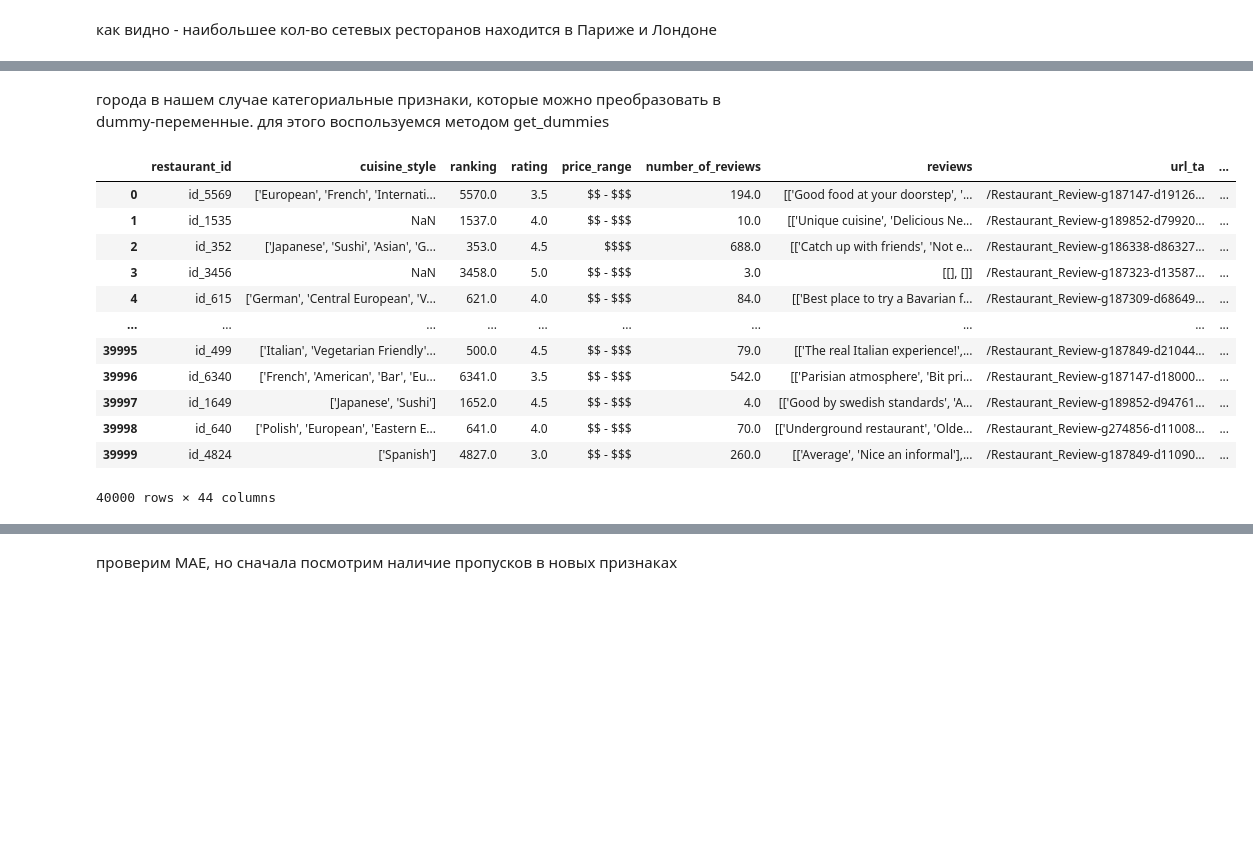
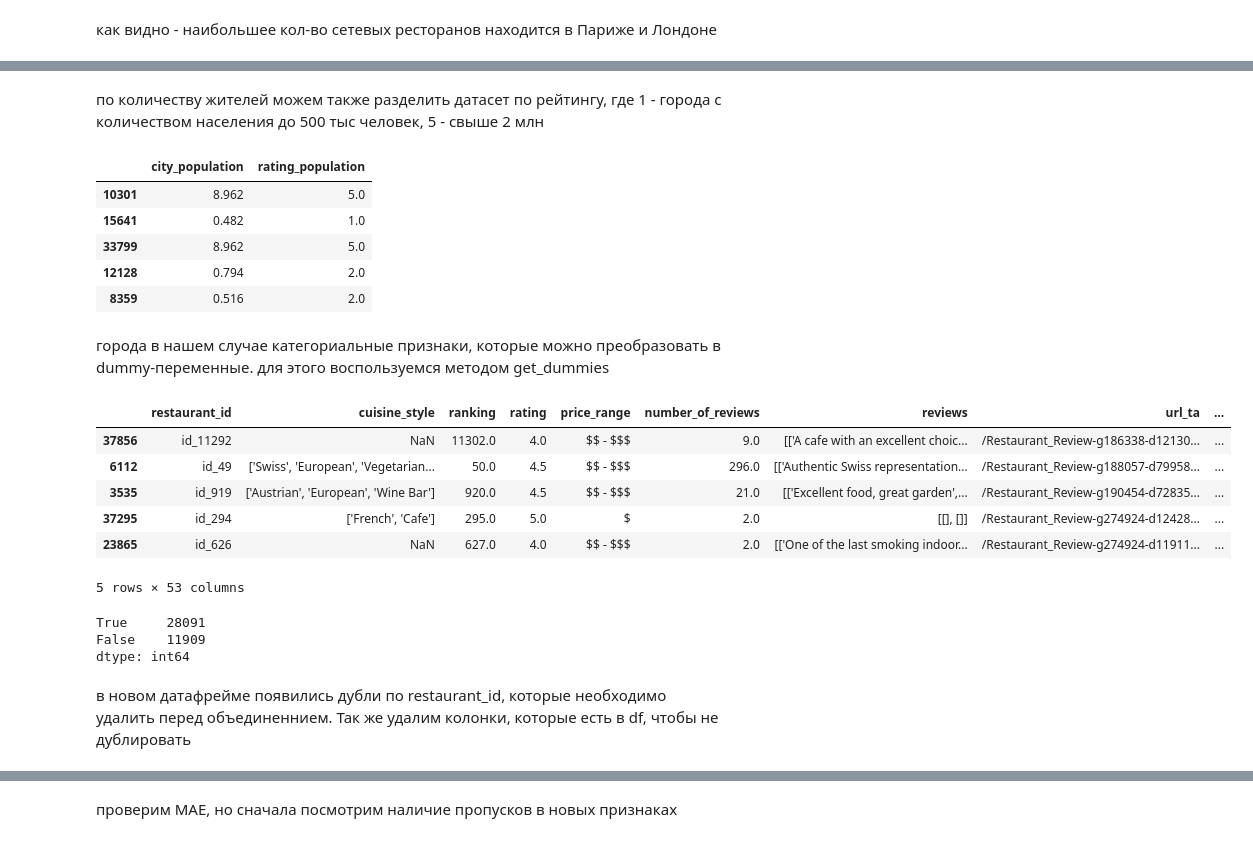
Before and after one commit to SelikhovaKate/skillfactory_rds, a Jupyter notebook: project03/project3.ipynb, the cells around one changed output, grey strips where cells are left out. Saved outputs shown, nothing was run; the diff lists cells and outputs as text; code cells hidden in the pictures; blank space fills up the shorter version.

```diff
--- a/project03/project3.ipynb
+++ b/project03/project3.ipynb
@@ -520,0 +484,10 @@ df['city'][df['chain_restaurant'] == 1].hist(bins = 30, figsize=(30,20))
+# %%
+#количество жителей в каждом городе представим в виде словаря в млн человек (данные из wikipedia.org)
+population_city = {'Amsterdam': 0.873, 'Athens': 0.656, 'Barcelona': 1.664, 'Berlin': 3.669, 'Bratislava': 0.431, 'Brussels': 1.212,
+                'Budapest': 1.750, 'Copenhagen': 0.794, 'Dublin': 1.173, 'Edinburgh': 0.482, 'Geneva': 0.194, 'Hamburg': 1.845,
+                'Helsinki': 0.656, 'Krakow': 0.779, 'Lisbon': 0.505, 'Ljubljana': 0.259, 'London': 8.962, 'Luxembourg': 0.114,
+                'Lyon': 0.516, 'Madrid': 3.335, 'Milan': 1.406, 'Munich': 1.488, 'Oporto': 0.240, 'Oslo': 0.697, 'Paris': 2.148,
+                'Prague': 1.335, 'Rome': 2.790, 'Stockholm': 0.975, 'Vienna': 1.921, 'Warsaw': 1.793, 'Zurich': 0.428}
+
+df['city_population'] = df['city'].map(population_city)
+df.sample(5)
@@ -521,20 +511,45 @@ df['city'][df['chain_restaurant'] == 1].hist(bins = 30, figsize=(30,20))
+# %% [markdown]
+по количеству жителей можем также разделить датасет по рейтингу, где 1 - города с количеством населения до 500 тыс человек, 5 - свыше 2 млн
+# %%
+def rating_population (x):
+    if x < 0.500:
+        return 1.0
+    elif 0.500 < x < 1.000:
+        return 2.0
+    elif 1.000 < x < 1.500:
+        return 3.0
+    elif 1.500 < x < 2.000:
+        return 4.0
+    elif x > 2.000:
+        return 5.0
+df['rating_population'] = df['city_population'].apply(rating_population)
+df[['city_population', 'rating_population']].sample(5)
+# %% [output]
+|  | city_population | rating_population |
+| 10301 | 8.962 | 5.0 |
+| 15641 | 0.482 | 1.0 |
+| 33799 | 8.962 | 5.0 |
+| 12128 | 0.794 | 2.0 |
+| 8359 | 0.516 | 2.0 |
 # %% [markdown]
 города в нашем случае категориальные признаки, которые можно преобразовать в dummy-переменные. для этого воспользуемся методом get_dummies
 # %%
 #разделение городов на dummy-переменные сохраним в одтельный датафрейм, который затем присоединим к основному, чтобы не терять города
 df2 = pd.get_dummies(df, columns=[ 'city',], dummy_na=True)
-df2
+df2.sample(5)
 # %% [output]
 |  | restaurant_id | cuisine_style | ranking | rating | price_range | number_of_reviews | reviews | url_ta | ... |
-| 0 | id_5569 | ['European', 'French', 'Internati... | 5570.0 | 3.5 | $$ - $$$ | 194.0 | [['Good food at your doorstep', '... | /Restaurant_Review-g187147-d19126... | ... |
-| 1 | id_1535 | NaN | 1537.0 | 4.0 | $$ - $$$ | 10.0 | [['Unique cuisine', 'Delicious Ne... | /Restaurant_Review-g189852-d79920... | ... |
-| 2 | id_352 | ['Japanese', 'Sushi', 'Asian', 'G... | 353.0 | 4.5 | $$$$ | 688.0 | [['Catch up with friends', 'Not e... | /Restaurant_Review-g186338-d86327... | ... |
-| 3 | id_3456 | NaN | 3458.0 | 5.0 | $$ - $$$ | 3.0 | [[], []] | /Restaurant_Review-g187323-d13587... | ... |
-| 4 | id_615 | ['German', 'Central European', 'V... | 621.0 | 4.0 | $$ - $$$ | 84.0 | [['Best place to try a Bavarian f... | /Restaurant_Review-g187309-d68649... | ... |
-| ... | ... | ... | ... | ... | ... | ... | ... | ... | ... |
-| 39995 | id_499 | ['Italian', 'Vegetarian Friendly'... | 500.0 | 4.5 | $$ - $$$ | 79.0 | [['The real Italian experience!',... | /Restaurant_Review-g187849-d21044... | ... |
-| 39996 | id_6340 | ['French', 'American', 'Bar', 'Eu... | 6341.0 | 3.5 | $$ - $$$ | 542.0 | [['Parisian atmosphere', 'Bit pri... | /Restaurant_Review-g187147-d18000... | ... |
-| 39997 | id_1649 | ['Japanese', 'Sushi'] | 1652.0 | 4.5 | $$ - $$$ | 4.0 | [['Good by swedish standards', 'A... | /Restaurant_Review-g189852-d94761... | ... |
-| 39998 | id_640 | ['Polish', 'European', 'Eastern E... | 641.0 | 4.0 | $$ - $$$ | 70.0 | [['Underground restaurant', 'Olde... | /Restaurant_Review-g274856-d11008... | ... |
-| 39999 | id_4824 | ['Spanish'] | 4827.0 | 3.0 | $$ - $$$ | 260.0 | [['Average', 'Nice an informal'],... | /Restaurant_Review-g187849-d11090... | ... |
+| 37856 | id_11292 | NaN | 11302.0 | 4.0 | $$ - $$$ | 9.0 | [['A cafe with an excellent choic... | /Restaurant_Review-g186338-d12130... | ... |
+| 6112 | id_49 | ['Swiss', 'European', 'Vegetarian... | 50.0 | 4.5 | $$ - $$$ | 296.0 | [['Authentic Swiss representation... | /Restaurant_Review-g188057-d79958... | ... |
+| 3535 | id_919 | ['Austrian', 'European', 'Wine Bar'] | 920.0 | 4.5 | $$ - $$$ | 21.0 | [['Excellent food, great garden',... | /Restaurant_Review-g190454-d72835... | ... |
+| 37295 | id_294 | ['French', 'Cafe'] | 295.0 | 5.0 | $ | 2.0 | [[], []] | /Restaurant_Review-g274924-d12428... | ... |
+| 23865 | id_626 | NaN | 627.0 | 4.0 | $$ - $$$ | 2.0 | [['One of the last smoking indoor... | /Restaurant_Review-g274924-d11911... | ... |
-40000 rows × 44 columns
+5 rows × 53 columns
+# %%
+df2.duplicated(subset='restaurant_id', keep='first').value_counts()
+# %% [output]
+True     28091
+False    11909
+dtype: int64
+# %% [markdown]
+в новом датафрейме появились дубли по restaurant_id, которые необходимо удалить перед объединеннием. Так же удалим колонки, которые есть в df, чтобы не дублировать
```
Also changed, not shown: parts of 35 cells of this notebook.
